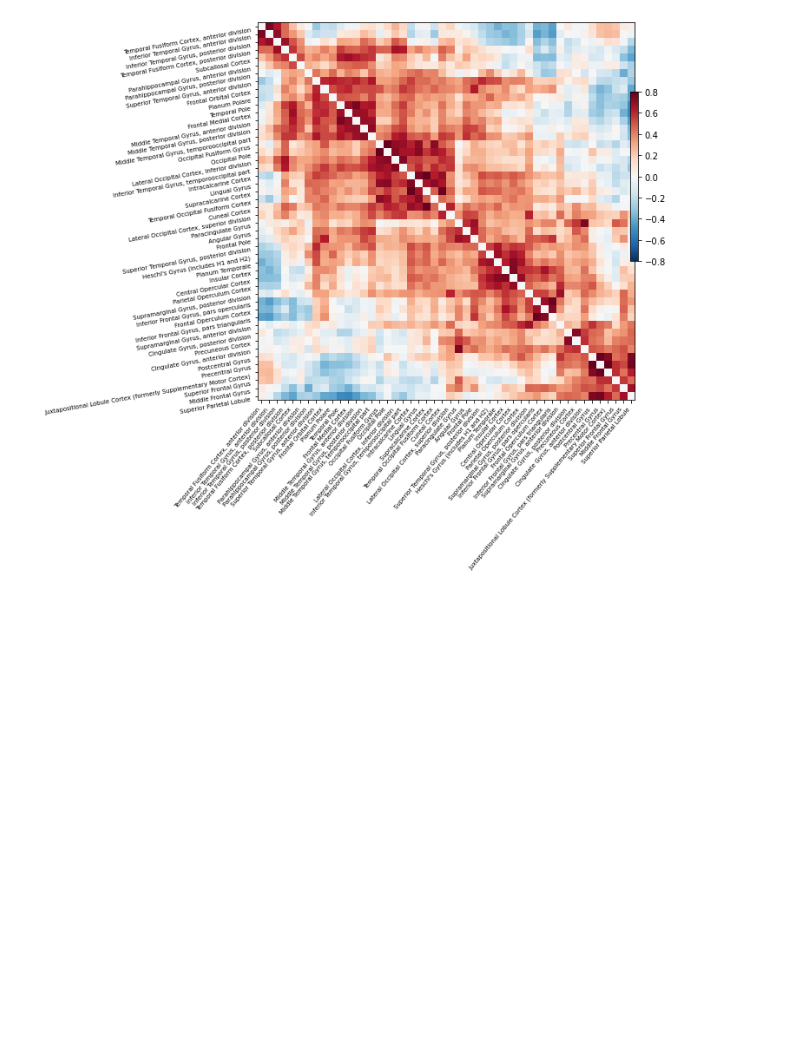
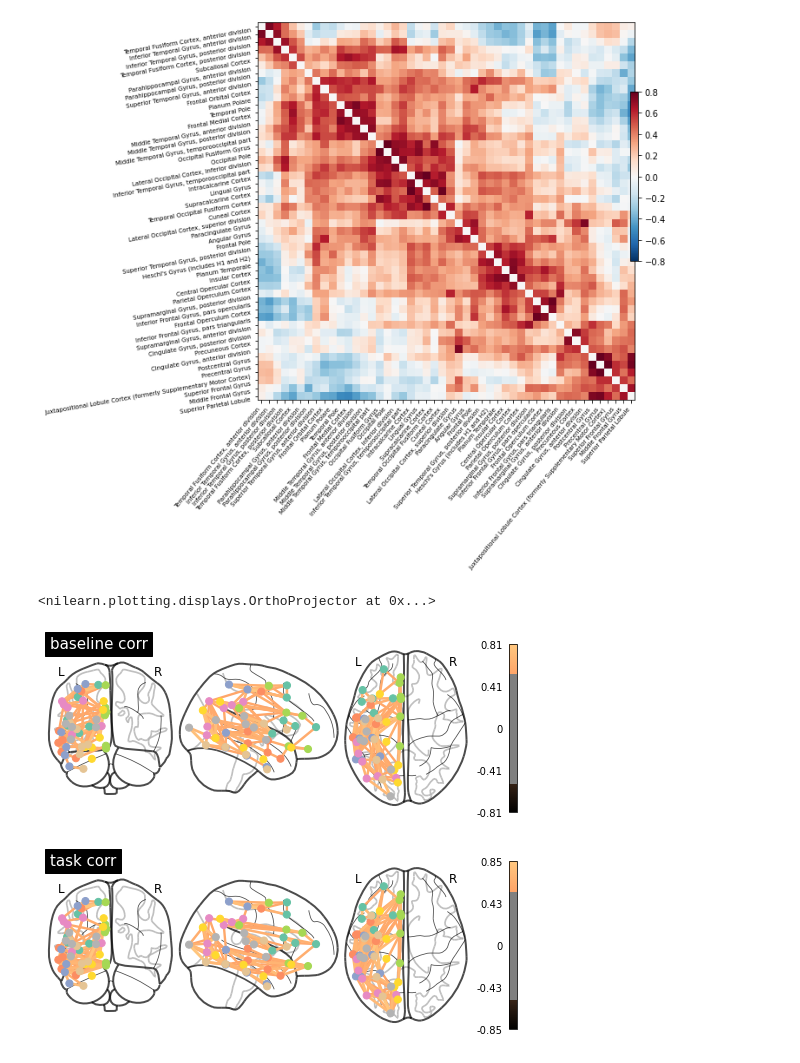
Before and after one commit to brunodireito/MVPA-speech_project, a Jupyter notebook: MVPA-project-admin/project_main.ipynb, the cells around one changed output. Saved outputs shown, nothing was run; the diff lists cells and outputs as text; code cells hidden in the pictures; blank space fills up the shorter version.

```diff
--- a/MVPA-project-admin/project_main.ipynb
+++ b/MVPA-project-admin/project_main.ipynb
@@ -283,5 +281,5 @@ Extracting data from /Users/home/nilearn_data/fsl/245b1ae3f43e3ea47e2ed9f438694f
 # %%
-from nilearn import plotting
+coordinates = plotting.find_parcellation_cut_coords(atlas_filename)
 plotting.plot_roi(atlas_filename)
 # %% [output]
 <nilearn.plotting.displays.OrthoSlicer at 0x...>
@@ -356,3 +352,15 @@ plotting.plot_matrix(correlation_matrix_task, figure=(10, 8), labels=labels[1:],
 <matplotlib.image.AxesImage at 0x...>
 [figure]
 [figure]
+# %%
+plotting.plot_connectome(correlation_matrix_baseline, coordinates,
+                         title='baseline corr',
+                         edge_threshold="90%",edge_cmap="copper", colorbar="true")
+
+plotting.plot_connectome(correlation_matrix_task, coordinates,
+                         title='task corr',
+                         edge_threshold="90%",edge_cmap="copper", colorbar="true")
+# %% [output]
+<nilearn.plotting.displays.OrthoProjector at 0x...>
+[figure, added]
+[figure, added]
```
Also changed, not shown: parts of 5 cells of this notebook, 5 other files.
